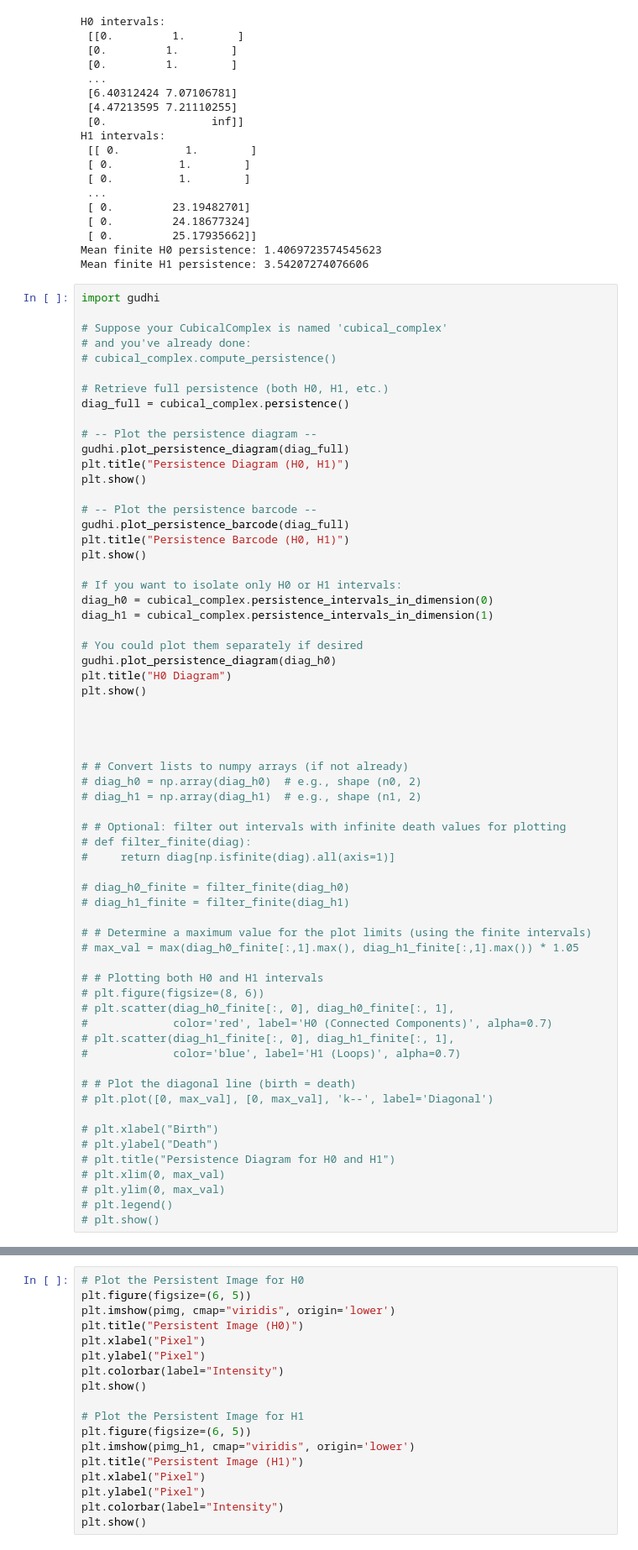
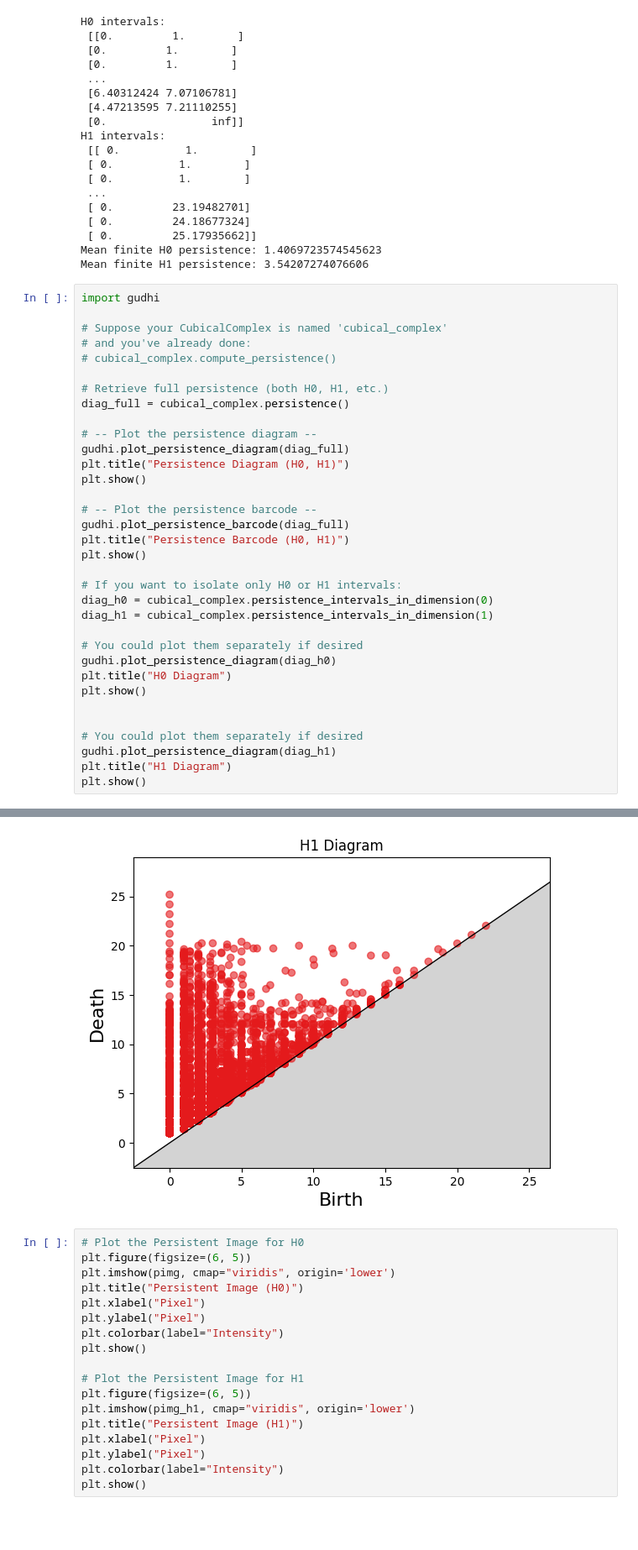
Before and after one commit to KARASU-SUHN/papers, a Jupyter notebook: PH.ipynb, the cells around one changed output, grey strips where cells are left out. Shown at 84% size. Drawn from its saved outputs; the diff is of its cells as text; blank space fills up the shorter version.

```diff
--- a/PH.ipynb
+++ b/PH.ipynb
@@ -175,66 +175,38 @@ import gudhi
 # and you've already done:
 # cubical_complex.compute_persistence()
 
 # Retrieve full persistence (both H0, H1, etc.)
 diag_full = cubical_complex.persistence()
 
 # -- Plot the persistence diagram --
 gudhi.plot_persistence_diagram(diag_full)
 plt.title("Persistence Diagram (H0, H1)")
 plt.show()
 
 # -- Plot the persistence barcode --
 gudhi.plot_persistence_barcode(diag_full)
 plt.title("Persistence Barcode (H0, H1)")
 plt.show()
 
 # If you want to isolate only H0 or H1 intervals:
 diag_h0 = cubical_complex.persistence_intervals_in_dimension(0)
 diag_h1 = cubical_complex.persistence_intervals_in_dimension(1)
 
 # You could plot them separately if desired
 gudhi.plot_persistence_diagram(diag_h0)
 plt.title("H0 Diagram")
 plt.show()
 
 
-
-
-# # Convert lists to numpy arrays (if not already)
-# diag_h0 = np.array(diag_h0)  # e.g., shape (n0, 2)
-# diag_h1 = np.array(diag_h1)  # e.g., shape (n1, 2)
-
-# # Optional: filter out intervals with infinite death values for plotting
-# def filter_finite(diag):
-#     return diag[np.isfinite(diag).all(axis=1)]
-
-# diag_h0_finite = filter_finite(diag_h0)
-# diag_h1_finite = filter_finite(diag_h1)
-
-# # Determine a maximum value for the plot limits (using the finite intervals)
-# max_val = max(diag_h0_finite[:,1].max(), diag_h1_finite[:,1].max()) * 1.05
-
-# # Plotting both H0 and H1 intervals
-# plt.figure(figsize=(8, 6))
-# plt.scatter(diag_h0_finite[:, 0], diag_h0_finite[:, 1],
-#             color='red', label='H0 (Connected Components)', alpha=0.7)
-# plt.scatter(diag_h1_finite[:, 0], diag_h1_finite[:, 1],
-#             color='blue', label='H1 (Loops)', alpha=0.7)
-
-# # Plot the diagonal line (birth = death)
-# plt.plot([0, max_val], [0, max_val], 'k--', label='Diagonal')
-
-# plt.xlabel("Birth")
-# plt.ylabel("Death")
-# plt.title("Persistence Diagram for H0 and H1")
-# plt.xlim(0, max_val)
-# plt.ylim(0, max_val)
-# plt.legend()
-# plt.show()
+# You could plot them separately if desired
+gudhi.plot_persistence_diagram(diag_h1)
+plt.title("H1 Diagram")
+plt.show()
 # %% [output]
 [figure]
 [figure]
 [figure]
+[figure, added]
 # %%
 # Plot the Persistent Image for H0
 plt.figure(figsize=(6, 5))
```
